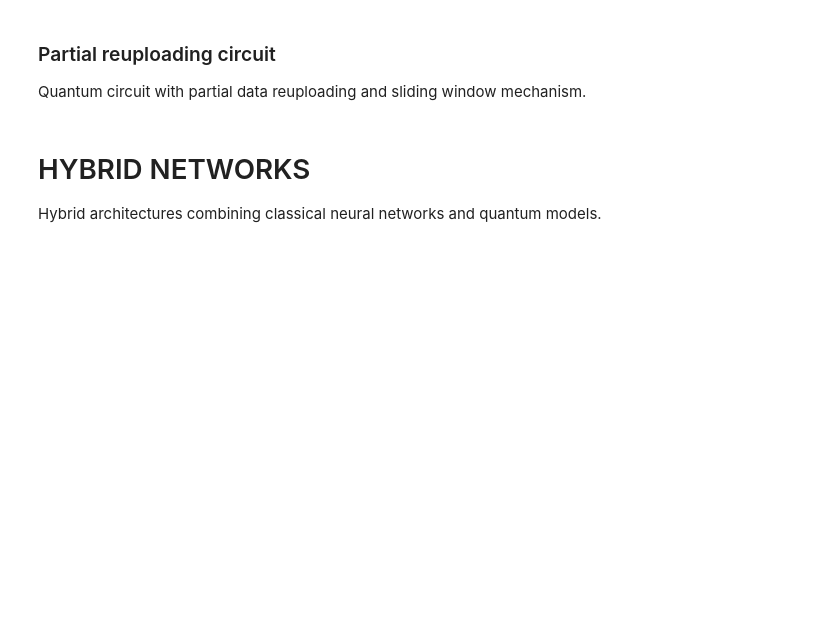
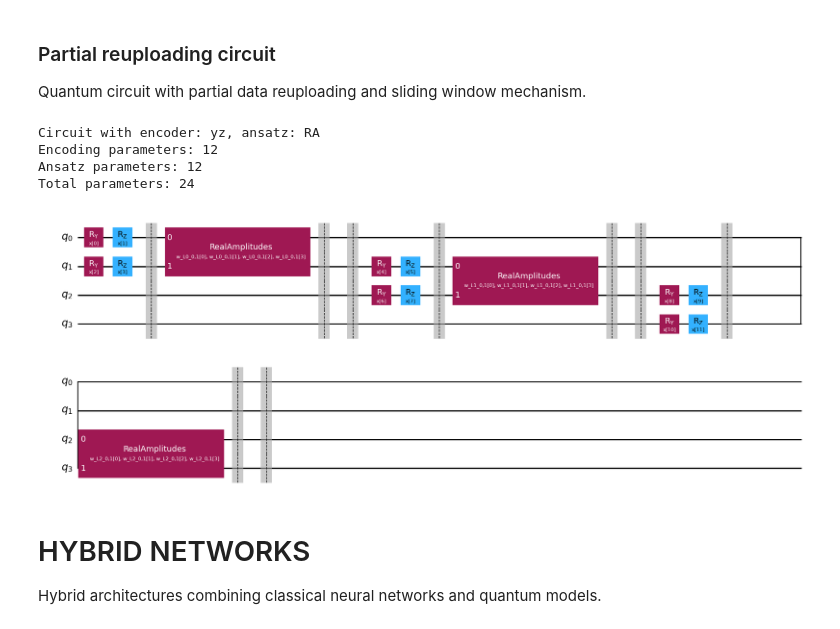
Before and after one commit to Davy592/Quantum-Metric-Learning-with-Reuploading, a Jupyter notebook: Quantum Metric Learning.ipynb, the cells around one changed output. Saved outputs shown, nothing was run; the diff lists cells and outputs as text; code cells hidden in the pictures; blank space fills up the shorter version.

Commit message:
Modified standard and partial reuploading circuit to be more modular and added new experiment configurations

```diff
--- a/Quantum Metric Learning.ipynb
+++ b/Quantum Metric Learning.ipynb
@@ -1010,7 +1116,8 @@ qnn_std_reupload.draw(output="mpl")
 
 Quantum circuit with partial data reuploading and sliding window mechanism.
 # %%
-def build_partial_mps_model(n_features, layers=3, features_per_layer=4, fixed_encoder="yz", ansatz_type="MPS"):
+def build_partial_mps_model(n_features, layers=3, features_per_layer=4, fixed_encoder="yz",
+                           ansatz_type="RA", apply_cnot_after_encoder=False):
     """
     Constructs a Sequential Partial classifier with sliding window architecture.
     Each layer loads DIFFERENT features on sequentially overlapping qubits.
@@ -1025,9 +1132,11 @@ def build_partial_mps_model(n_features, layers=3, features_per_layer=4, fixed_en
         n_features (int): TOTAL number of features to map (increased from standard case).
         layers (int): Number of [Encoding -> Ansatz] blocks.
         features_per_layer (int): How many features to load in each layer (must be even).
-        ansatz_type (str): Type of ansatz - "MPS" or "TwoLocalMPS" (default="MPS").
         fixed_encoder (str): Encoder to use for all layers.
                             Options: "yz", "RxRy", "RxRz", "RyRx", "RzRx" (default="yz").
+        ansatz_type (str): Type of ansatz - "RA" (RealAmplitudes) or "TL" (TwoLocal) (default="RA").
+        apply_cnot_after_encoder (bool): If True, applies CNOT chain on populated qubits
+                                        after encoder in all layers (default=False).
 
     Returns:
         QuantumCircuit: Partial reuploading quantum circuit
@@ -1042,6 +1151,12 @@ def build_partial_mps_model(n_features, layers=3, features_per_layer=4, fixed_en
     if fixed_encoder not in valid_encoders:
         raise ValueError(f"Encoder '{fixed_encoder}' not supported. "
                         f"Use: {valid_encoders}")
+
+    # Map ansatz type from RA/TL to internal MPS/TwoLocalMPS
+    ansatz_map = {"RA": "MPS", "TL": "TwoLocalMPS"}
+    if ansatz_type not in ansatz_map:
+        raise ValueError(f"Ansatz type '{ansatz_type}' not supported. Use 'RA' or 'TL'.")
+    internal_ansatz_type = ansatz_map[ansatz_type]
 
     # Map encoder to gate pairs (gate1, gate2)
     encoder_gates = {
@@ -1083,40 +1198,62 @@ def build_partial_mps_model(n_features, layers=3, features_per_layer=4, fixed_en
             p_idx_2 = start_feature_idx + feature_idx + 1
 
             # Apply gates only if index is valid
             if p_idx_1 < total_features_mapped:
                 getattr(full_qc, gate1_name)(input_params[p_idx_1], qubit_target)
             if p_idx_2 < total_features_mapped:
                 getattr(full_qc, gate2_name)(input_params[p_idx_2], qubit_target)
 
             feature_idx += 2
 
         full_qc.barrier()
 
-        # --- B. ANSATZ (MPS or TwoLocalMPS) only on populated qubits in this layer ---
+        # --- B. CNOT chain (if requested, only on populated qubits) ---
+        if apply_cnot_after_encoder:
+            # Apply CNOT chain only on qubits used in this layer
+            for i in range(n_qubits_per_encoding - 1):
+                control_qubit = qubit_offset + i
+                target_qubit = qubit_offset + i + 1
+                full_qc.cx(control_qubit, target_qubit)
+            full_qc.barrier()
+
+        # --- C. ANSATZ (RealAmplitudes or TwoLocal) only on populated qubits in this layer ---
         # Calculate qubits used in this layer
         qubits_in_layer = list(range(qubit_offset, qubit_offset + n_qubits_per_encoding))
-        ansatz_block = create_ansatz(n_qubits_per_encoding, parameter_prefix=f"w_L{layer}", ansatz_type=ansatz_type, reps=1)
+        ansatz_block = create_ansatz(n_qubits_per_encoding, parameter_prefix=f"w_L{layer}",
+                                     ansatz_type=internal_ansatz_type, reps=1)
         full_qc.compose(ansatz_block, qubits_in_layer, inplace=True)
 
         full_qc.barrier()
         full_qc.barrier()
 
     return full_qc
 
 # --- TEST ---
-# Example with 12 features, 3 layers, and 4 features per layer
+# Example with 12 features, 3 layers, 4 features/layer, YZ encoder, RA ansatz, and no CNOTs
 
-ansatz_type = "MPS"  # Choose between "MPS" and "TwoLocalMPS"
-fixed_enc = "yz"  # Choose encoder: "yz", "RxRy", "RxRz", "RyRx", "RzRx"
-qnn_partial_reupload = build_partial_mps_model(n_features=12, layers=3, features_per_layer=4,
-                                               fixed_encoder=fixed_enc, ansatz_type=ansatz_type)
+ansatz_type = "RA"
+fixed_enc = "yz"
+qnn_partial_reupload = build_partial_mps_model(
+    n_features=12,
+    layers=3,
+    features_per_layer=4,
+    fixed_encoder=fixed_enc,
+    ansatz_type=ansatz_type,
+    apply_cnot_after_encoder=False
+)
 
 # Display the result
 print(f"Circuit with encoder: {fixed_enc}, ansatz: {ansatz_type}")
 print("Encoding parameters:", len([p for p in qnn_partial_reupload.parameters if p.name.startswith('x')]))
 print("Ansatz parameters:", len([p for p in qnn_partial_reupload.parameters if p.name.startswith('w')]))
 print("Total parameters:", len(qnn_partial_reupload.parameters))
 qnn_partial_reupload.draw(output="mpl")
+# %% [output]
+Circuit with encoder: yz, ansatz: RA
+Encoding parameters: 12
+Ansatz parameters: 12
+Total parameters: 24
+[figure, added]
 # %% [markdown]
 # HYBRID NETWORKS
 
```
Also changed, not shown: parts of 31 cells of this notebook.
